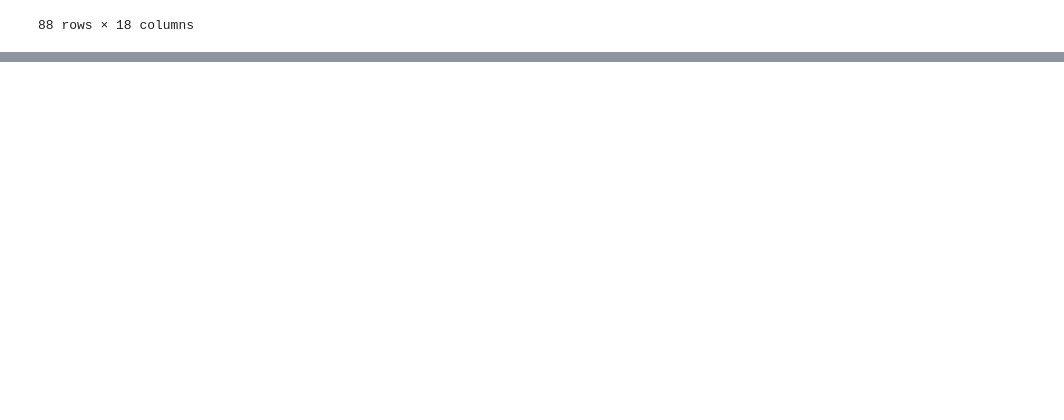
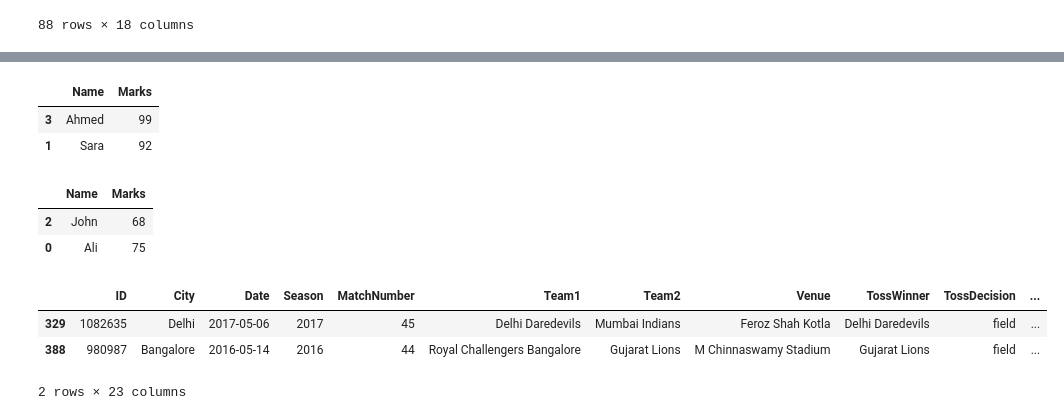
Before and after one commit to Muhammad-Waleed-Source/Pandas, a Jupyter notebook: Pandas_3_Imp_DataFrame_Methods.ipynb, the cells around one changed output, grey strips where cells are left out. Drawn from its saved outputs; the diff is of its cells as text; code cells hidden in the pictures; blank space fills up the shorter version.

```diff
--- a/Pandas_3_Imp_DataFrame_Methods.ipynb
+++ b/Pandas_3_Imp_DataFrame_Methods.ipynb
@@ -1193,0 +1231,6 @@ movies[movies['genres'].isin(['Action', 'Comedy'])]
+# %%
+# Checking whether toss advantage affects winning margin
+
+ipl['toss_win'] = (ipl['TossWinner'] == ipl['WinningTeam']).astype(int)
+
+ipl[['toss_win', 'Margin']].corr()
@@ -1193,0 +1262,26 @@ movies[movies['genres'].isin(['Action', 'Comedy'])]
+# %%
+# dataframe
+students = pd.DataFrame({
+    'Name': ['Ali', 'Sara', 'John', 'Ahmed'],
+    'Marks': [75, 92, 68, 99]
+})
+
+students.nlargest(2, 'Marks')
+# %% [output]
+|  | Name | Marks |
+| 3 | Ahmed | 99 |
+| 1 | Sara | 92 |
+# %%
+students.nsmallest(2, 'Marks')
+# %% [output]
+|  | Name | Marks |
+| 2 | John | 68 |
+| 0 | Ali | 75 |
+# %%
+# Biggest winning margins
+ipl.nlargest(2, 'Margin')
+# %% [output]
+|  | ID | City | Date | Season | MatchNumber | Team1 | Team2 | Venue | TossWinner | TossDecision | ... |
+| 329 | 1082635 | Delhi | 2017-05-06 | 2017 | 45 | Delhi Daredevils | Mumbai Indians | Feroz Shah Kotla | Delhi Daredevils | field | ... |
+| 388 | 980987 | Bangalore | 2016-05-14 | 2016 | 44 | Royal Challengers Bangalore | Gujarat Lions | M Chinnaswamy Stadium | Gujarat Lions | field | ... |
+2 rows × 23 columns
```
Also changed, not shown: parts of 12 cells of this notebook.
